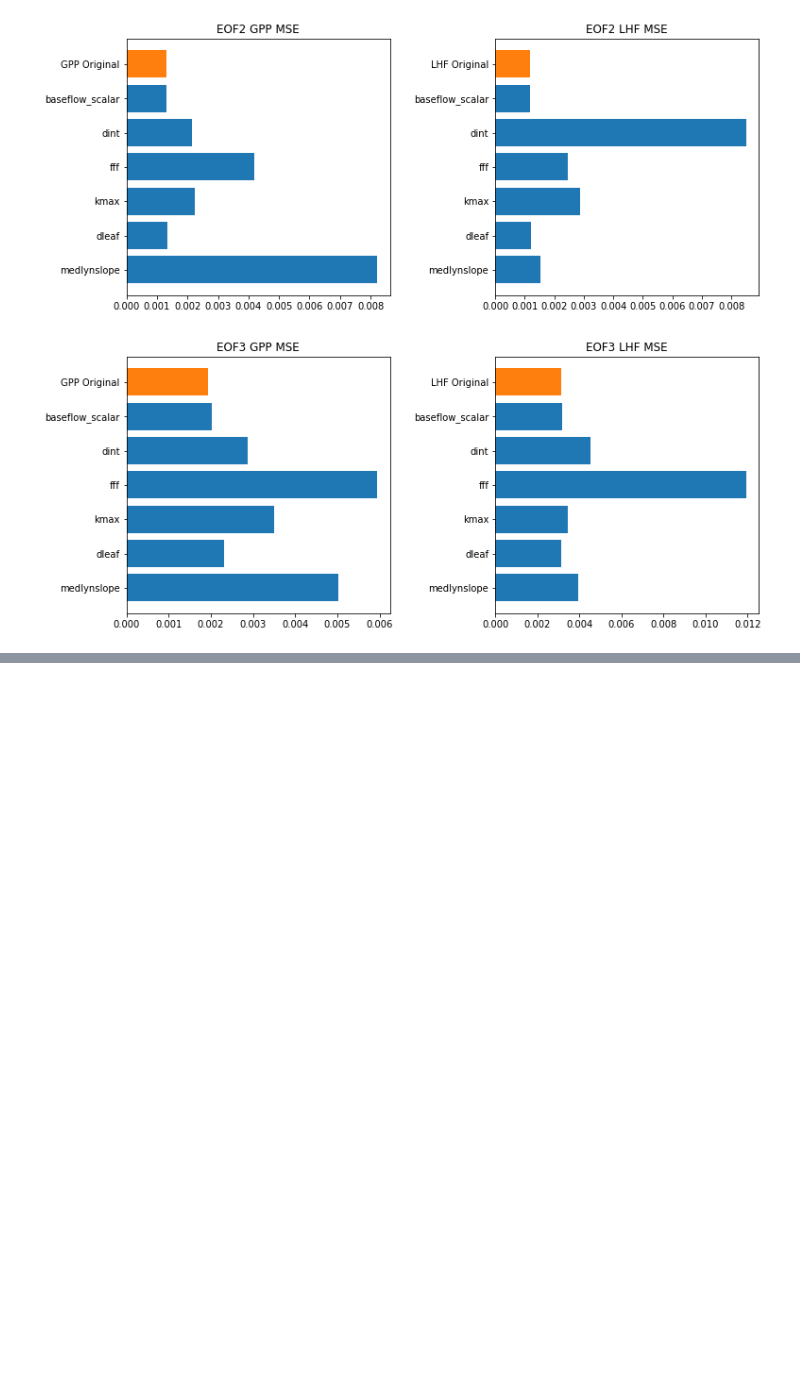
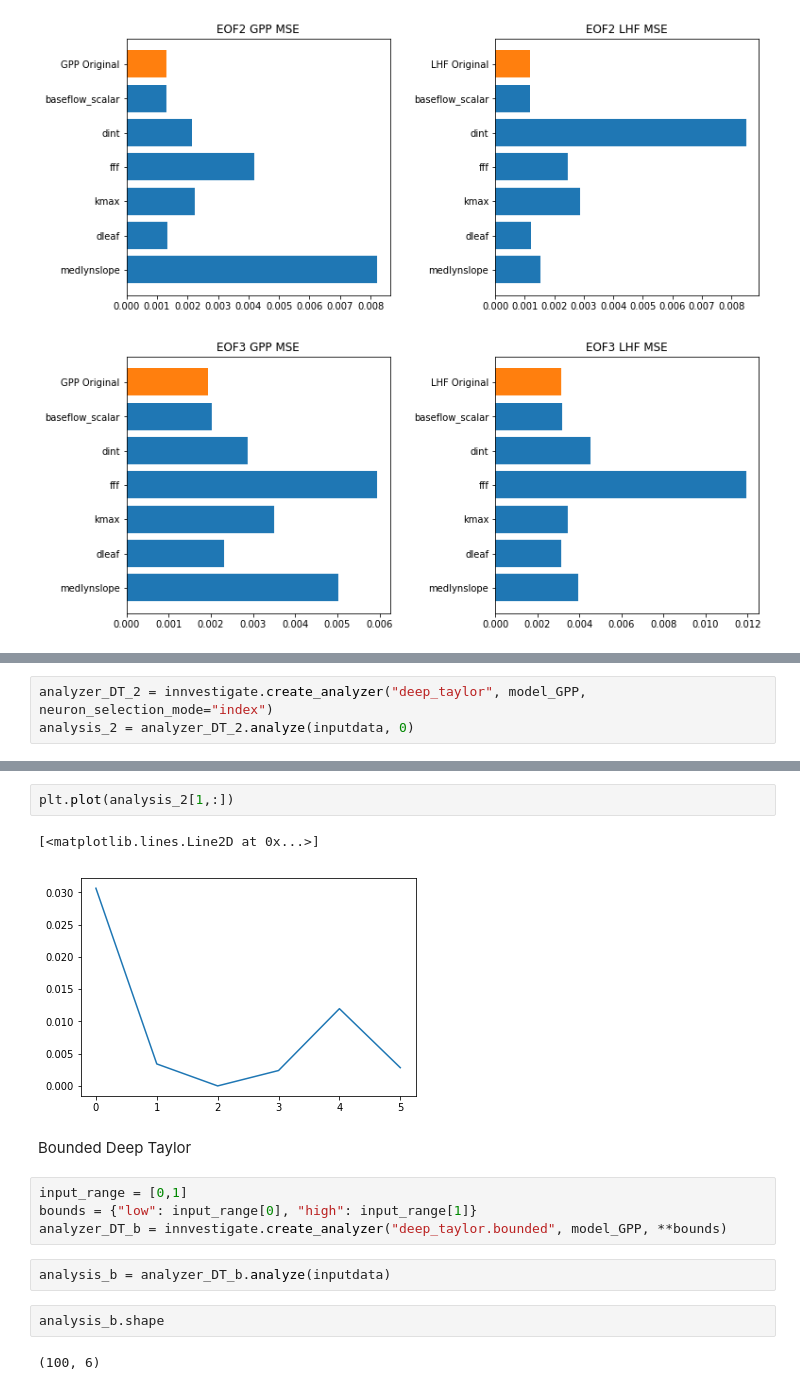
Before and after one commit to katiedagon/CLM5_ParameterUncertainty, a Jupyter notebook: NN_interp.ipynb, the cells around one changed output, grey strips where cells are left out. Drawn from its saved outputs; the diff is of its cells as text; blank space fills up the shorter version.

```diff
--- a/NN_interp.ipynb
+++ b/NN_interp.ipynb
@@ -181,0 +323,3 @@ for m in range(nmodes):
+# %%
+analyzer_DT_2 = innvestigate.create_analyzer("deep_taylor", model_GPP, neuron_selection_mode="index")
+analysis_2 = analyzer_DT_2.analyze(inputdata, 0)
@@ -181,0 +330,17 @@ for m in range(nmodes):
+# %%
+plt.plot(analysis_2[1,:])
+# %% [output]
+[<matplotlib.lines.Line2D at 0x...>]
+[figure, added]
+# %% [markdown]
+Bounded Deep Taylor
+# %%
+input_range = [0,1]
+bounds = {"low": input_range[0], "high": input_range[1]}
+analyzer_DT_b = innvestigate.create_analyzer("deep_taylor.bounded", model_GPP, **bounds)
+# %%
+analysis_b = analyzer_DT_b.analyze(inputdata)
+# %%
+analysis_b.shape
+# %% [output]
+(100, 6)
```
Also changed, not shown: parts of 34 cells of this notebook, 2 other files.
